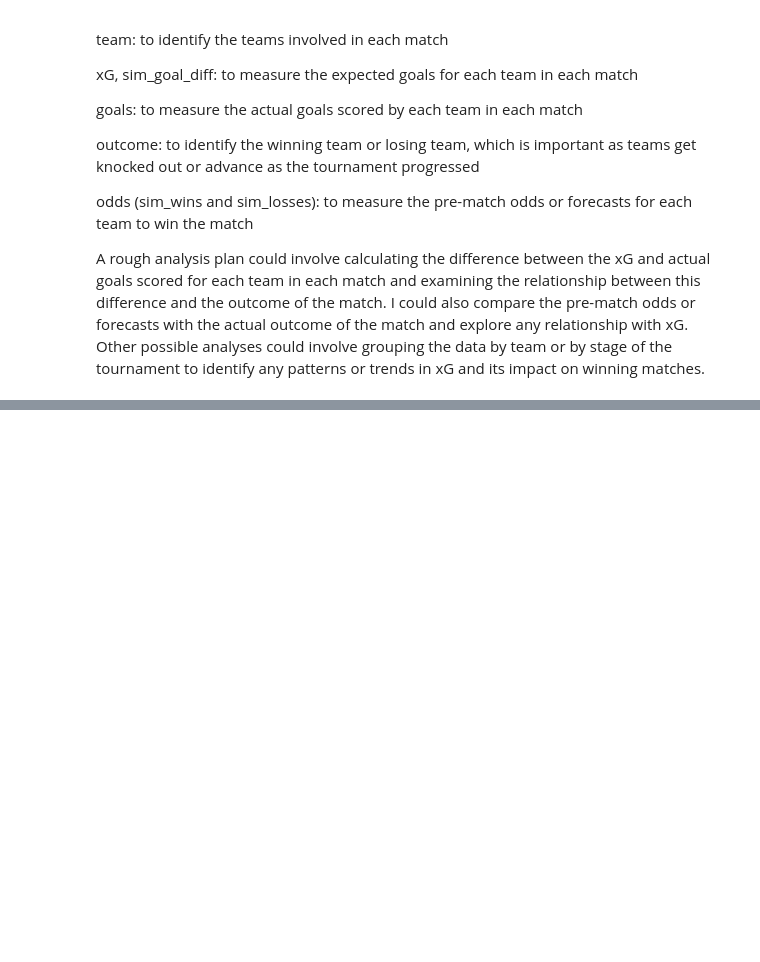
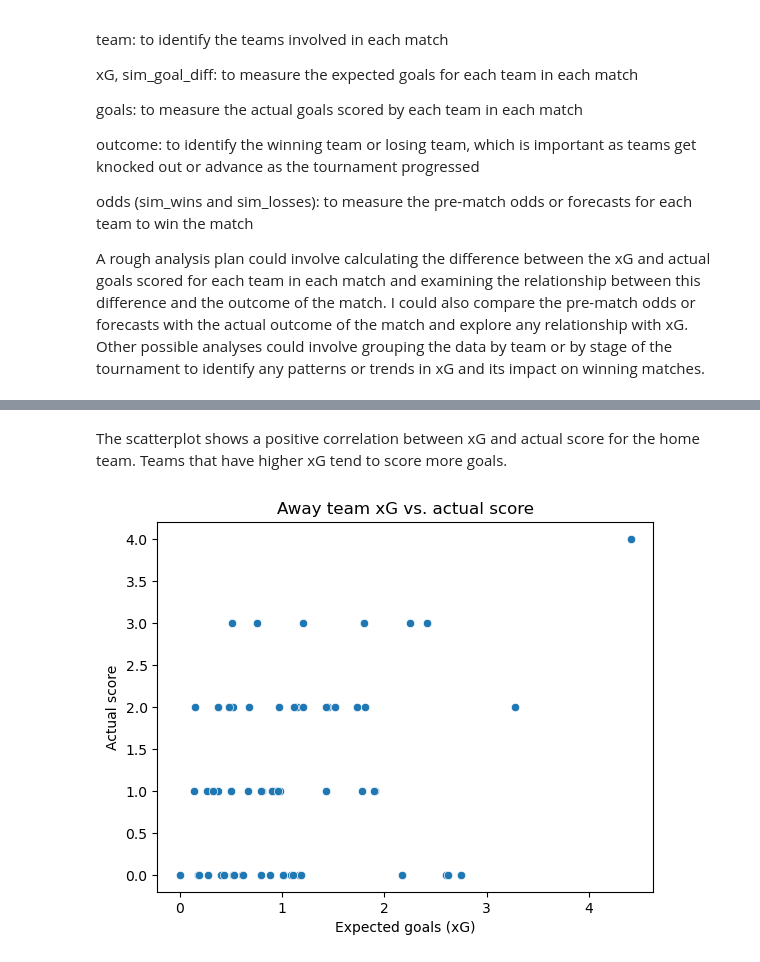
Before and after one commit to ubco-W2022T2-data301/project-group-group41, a Jupyter notebook: analysis/analysis3_Tony_Ngo.ipynb, the cells around one changed output, grey strips where cells are left out. Saved outputs shown, nothing was run; the diff lists cells and outputs as text; code cells hidden in the pictures; blank space fills up the shorter version.

```diff
--- a/analysis/analysis3_Tony_Ngo.ipynb
+++ b/analysis/analysis3_Tony_Ngo.ipynb
@@ -55,0 +110,11 @@ df_use.head(9)
+# %% [markdown]
+The scatterplot shows a positive correlation between xG and actual score for the home team. Teams that have higher xG tend to score more goals.
+# %%
+# Create a scatterplot of xG for the away team against actual score
+sns.scatterplot(data=df_use, x="xg2", y="score2")
+plt.title("Away team xG vs. actual score")
+plt.xlabel("Expected goals (xG)")
+plt.ylabel("Actual score")
+plt.show()
+# %% [output]
+[figure, added]
```
Also changed, not shown: parts of 8 cells of this notebook.
